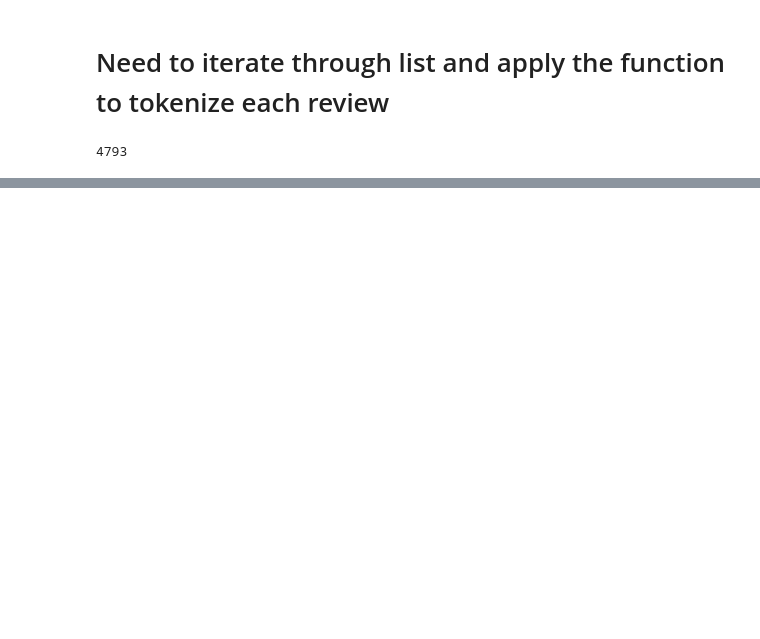
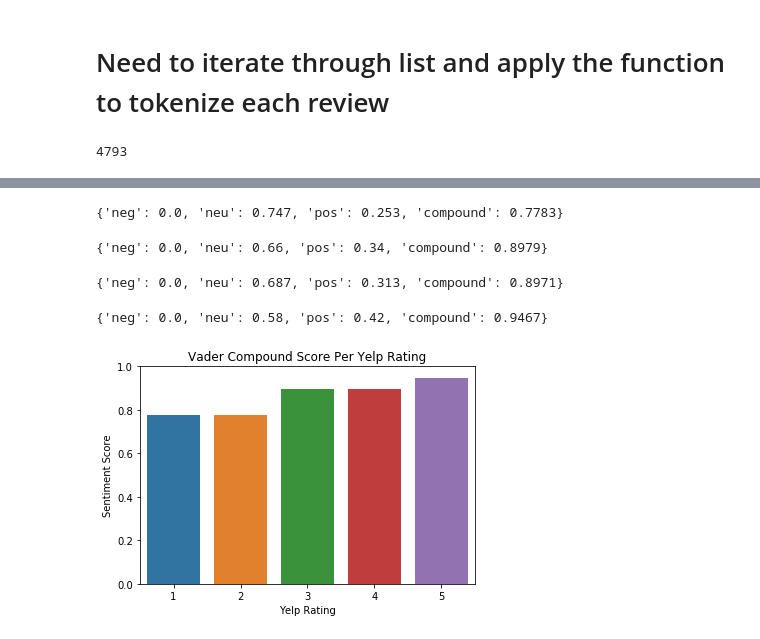
Before and after one commit to hiowatah/Yelp-Review-Generator, a Jupyter notebook: NLP/Basic Text Generator (Minimal Viable Product).ipynb, the cells around one changed output, grey strips where cells are left out. Saved outputs shown, nothing was run; the diff lists cells and outputs as text; code cells hidden in the pictures; blank space fills up the shorter version.

Commit message:
Made a basic text generator

```diff
--- a/NLP/Vocabulary.ipynb
+++ b/NLP/Basic Text Generator (Minimal Viable Product).ipynb
@@ -96,0 +144,4 @@ articles_freqdist.most_common(30)
+# %%
+four_star = basic_generatorc_generator(df4)
+# %%
+five_star = basic_generator(df5)
@@ -96,0 +174,2 @@ articles_freqdist.most_common(30)
+# %%
+si = SentimentIntensityAnalyzer()
@@ -96,0 +180,30 @@ articles_freqdist.most_common(30)
+# %%
+si.polarity_scores(two_star)
+# %% [output]
+{'neg': 0.0, 'neu': 0.747, 'pos': 0.253, 'compound': 0.7783}
+# %%
+si.polarity_scores(three_star)
+# %% [output]
+{'neg': 0.0, 'neu': 0.66, 'pos': 0.34, 'compound': 0.8979}
+# %%
+si.polarity_scores(four_star)
+# %% [output]
+{'neg': 0.0, 'neu': 0.687, 'pos': 0.313, 'compound': 0.8971}
+# %%
+si.polarity_scores(five_star)
+# %% [output]
+{'neg': 0.0, 'neu': 0.58, 'pos': 0.42, 'compound': 0.9467}
+# %%
+x = list(range(1,6))
+y = [si.polarity_scores(one_star)['compound'], si.polarity_scores(two_star)['compound'],
+    si.polarity_scores(three_star)['compound'], si.polarity_scores(four_star)['compound'],
+    si.polarity_scores(five_star)['compound']]
+# %%
+fig = plt.figure()
+sns.barplot(x, y);
+plt.ylim(0,1);
+plt.xlabel('Yelp Rating');
+plt.ylabel('Sentiment Score');
+plt.title('Vader Compound Score Per Yelp Rating');
+# %% [output]
+[figure, added]
```
Also changed, not shown: parts of 24 cells of this notebook.
